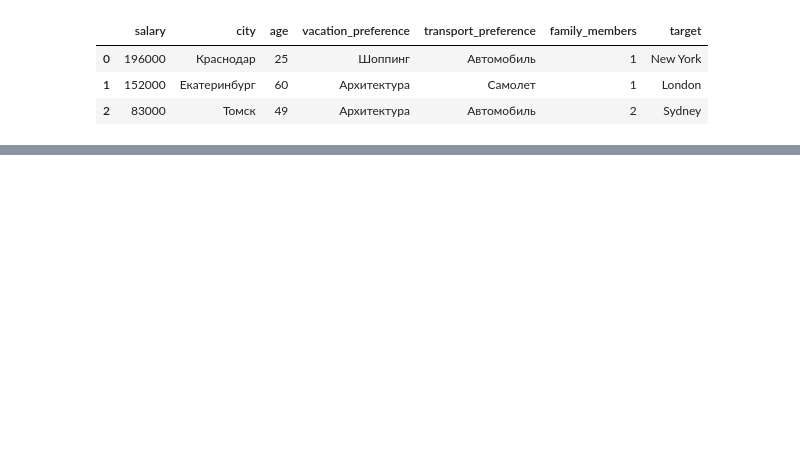
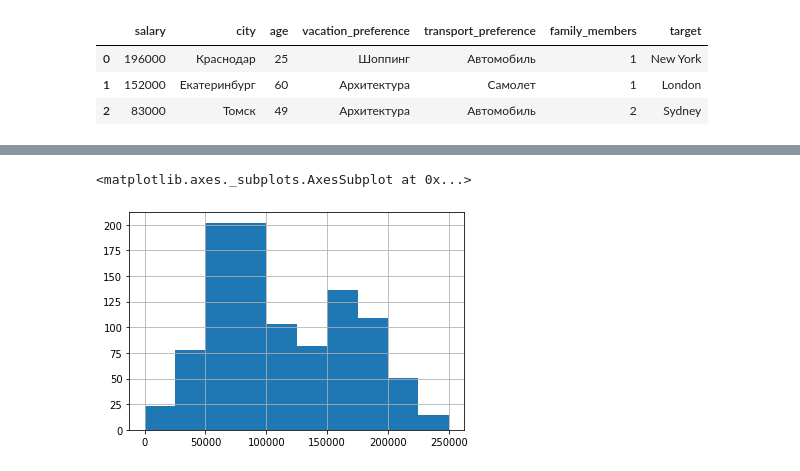
Before and after one commit to QAtester-MM/-----------------------------, a Jupyter notebook: Travel_dataset.ipynb, the cells around one changed output, grey strips where cells are left out. Saved outputs shown, nothing was run; the diff lists cells and outputs as text; code cells hidden in the pictures; blank space fills up the shorter version.

```diff
--- a/Travel_dataset.ipynb
+++ b/Travel_dataset.ipynb
@@ -31,0 +39,5 @@ trips_data.head(3)
+# %%
+trips_data["salary"].hist()
+# %% [output]
+<matplotlib.axes._subplots.AxesSubplot at 0x...>
+[figure, added]
```
Also changed, not shown: parts of 27 cells of this notebook.
